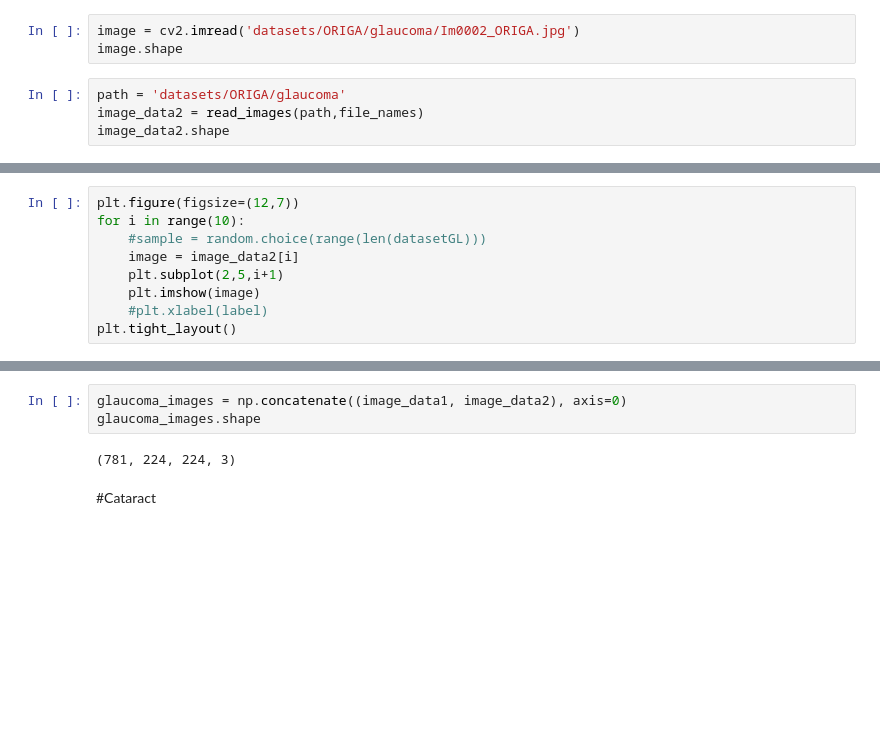
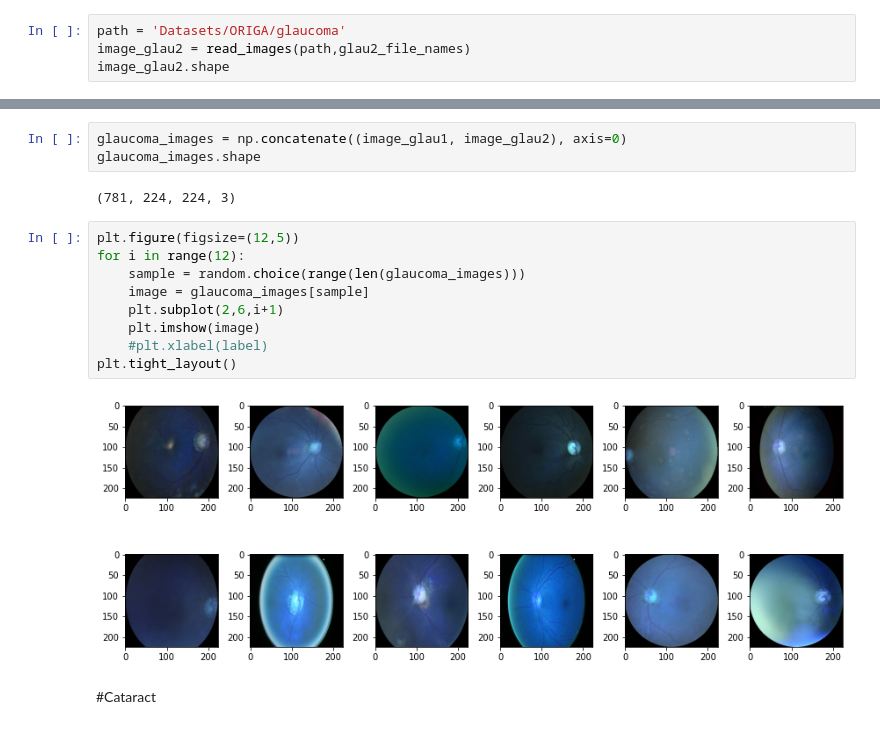
Before and after one commit to Barcelona-Technology-School/InnoSpark-edir, a Jupyter notebook: ML first attempt/MergedDatasets.ipynb, the cells around one changed output, grey strips where cells are left out. Saved outputs shown, nothing was run; the diff lists cells and outputs as text; blank space fills up the shorter version.

Commit message:
Update mergedDatasets notebook

```diff
--- a/ML first attempt/MergedDatasets.ipynb
+++ b/ML first attempt/MergedDatasets.ipynb
@@ -279,18 +270,6 @@ from sklearn.model_selection import train_test_split
-# %%
-image = cv2.imread('datasets/ORIGA/glaucoma/Im0002_ORIGA.jpg')
-image.shape
 # %%
-path = 'datasets/ORIGA/glaucoma'
-image_data2 = read_images(path,file_names)
-image_data2.shape
+path = 'Datasets/ORIGA/glaucoma'
+image_glau2 = read_images(path,glau2_file_names)
+image_glau2.shape
 # %% [output]
 (168, 224, 224, 3)
-# %%
-plt.figure(figsize=(12,7))
-for i in range(10):
-    #sample = random.choice(range(len(datasetGL)))
-    image = image_data2[i]
-    plt.subplot(2,5,i+1)
-    plt.imshow(image)
-    #plt.xlabel(label)
-plt.tight_layout()
@@ -305,10 +282,21 @@ print(image_data2.shape)
 (613, 224, 224, 3)
 (168, 224, 224, 3)
 # %%
-glaucoma_images = np.concatenate((image_data1, image_data2), axis=0)
+glaucoma_images = np.concatenate((image_glau1, image_glau2), axis=0)
 glaucoma_images.shape
 # %% [output]
 (781, 224, 224, 3)
+# %%
+plt.figure(figsize=(12,5))
+for i in range(12):
+    sample = random.choice(range(len(glaucoma_images)))
+    image = glaucoma_images[sample]
+    plt.subplot(2,6,i+1)
+    plt.imshow(image)
+    #plt.xlabel(label)
+plt.tight_layout()
+# %% [output]
+[figure, added]
 # %% [markdown]
 #Cataract
 # %% [markdown]
```
Also changed, not shown: parts of 53 cells of this notebook.
